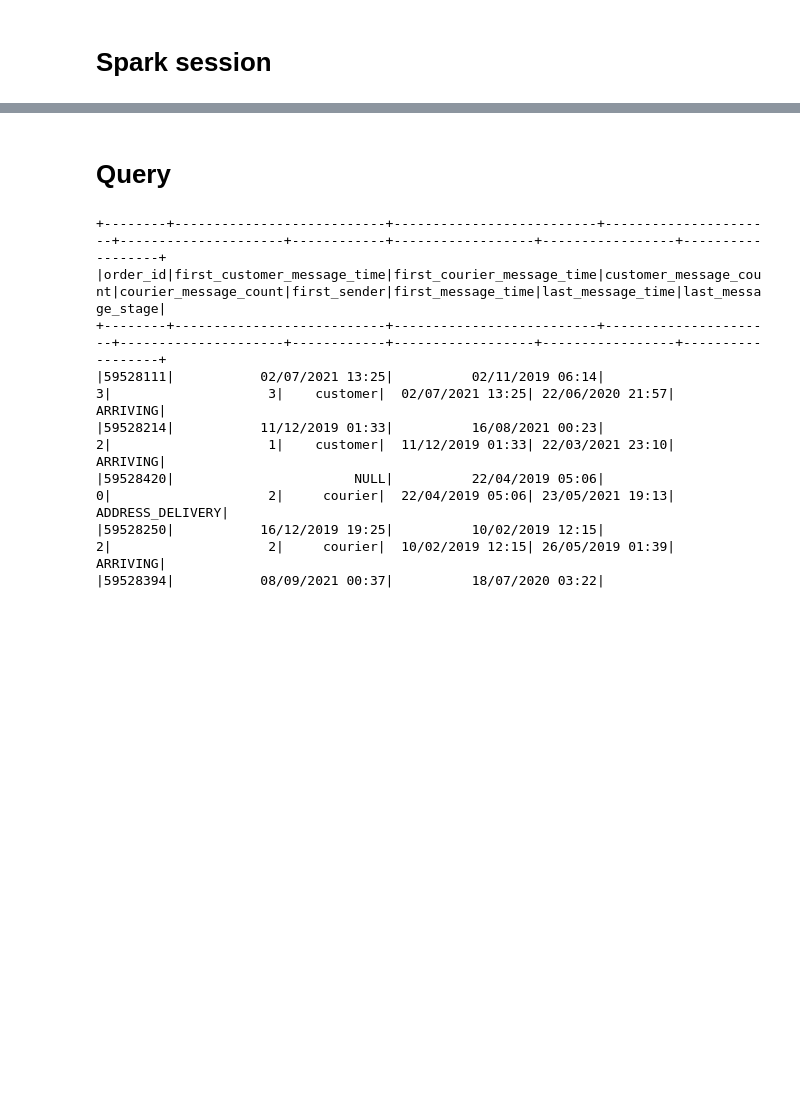
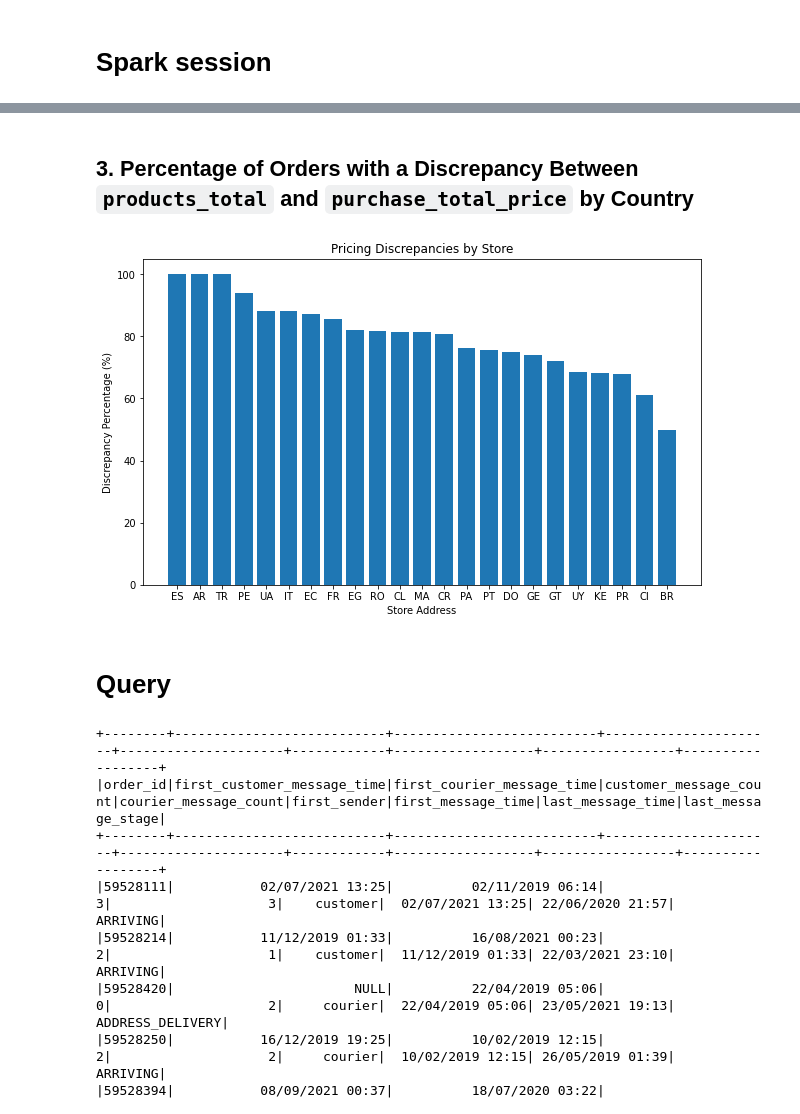
Before and after one commit to ivanseldas/Ironhack-Delivery-Product-Analysis, a Jupyter notebook: main.ipynb, the cells around one changed output, grey strips where cells are left out. Cells and saved outputs as stored; diff of their text form; code cells hidden in the pictures; blank space fills up the shorter version.

```diff
--- a/main.ipynb
+++ b/main.ipynb
@@ -44,3 +136,29 @@ only showing top 5 rows
+# %% [markdown]
+## 3. Percentage of Orders with a Discrepancy Between `products_total` and `purchase_total_price` by Country
+# %%
+# Query to get discrepancy percentages by store
+query_discrepancy_by_country = """
+SELECT
+    country_code,
+    SUM(CASE WHEN purchase_total_price != products_total THEN 1 ELSE 0 END) AS discrepancy_count,
+    COUNT(*) AS total_orders
+FROM fake_orders
+GROUP BY country_code
+ORDER BY discrepancy_count DESC
+"""
+discrepancy_by_country = spark.sql(query_discrepancy_by_country).toPandas()
+discrepancy_by_country['discrepancy_percentage'] = (discrepancy_by_country['discrepancy_count'] / discrepancy_by_country['total_orders']) * 100
+
+# Plot
+plt.figure(figsize=(10, 6))
+plt.bar(discrepancy_by_country['country_code'], discrepancy_by_country['discrepancy_percentage'].sort_values(ascending=False))
+plt.title("Pricing Discrepancies by Store")
+plt.xlabel("Store Address")
+plt.ylabel("Discrepancy Percentage (%)")
+plt.savefig("./assets/price_discrepancy.jpg", bbox_inches='tight')
+plt.show()
+# %% [output]
+[figure, added]
 # %% [markdown]
 # Query
 # %%
```
Also changed, not shown: parts of 12 cells of this notebook, 3 other files.
